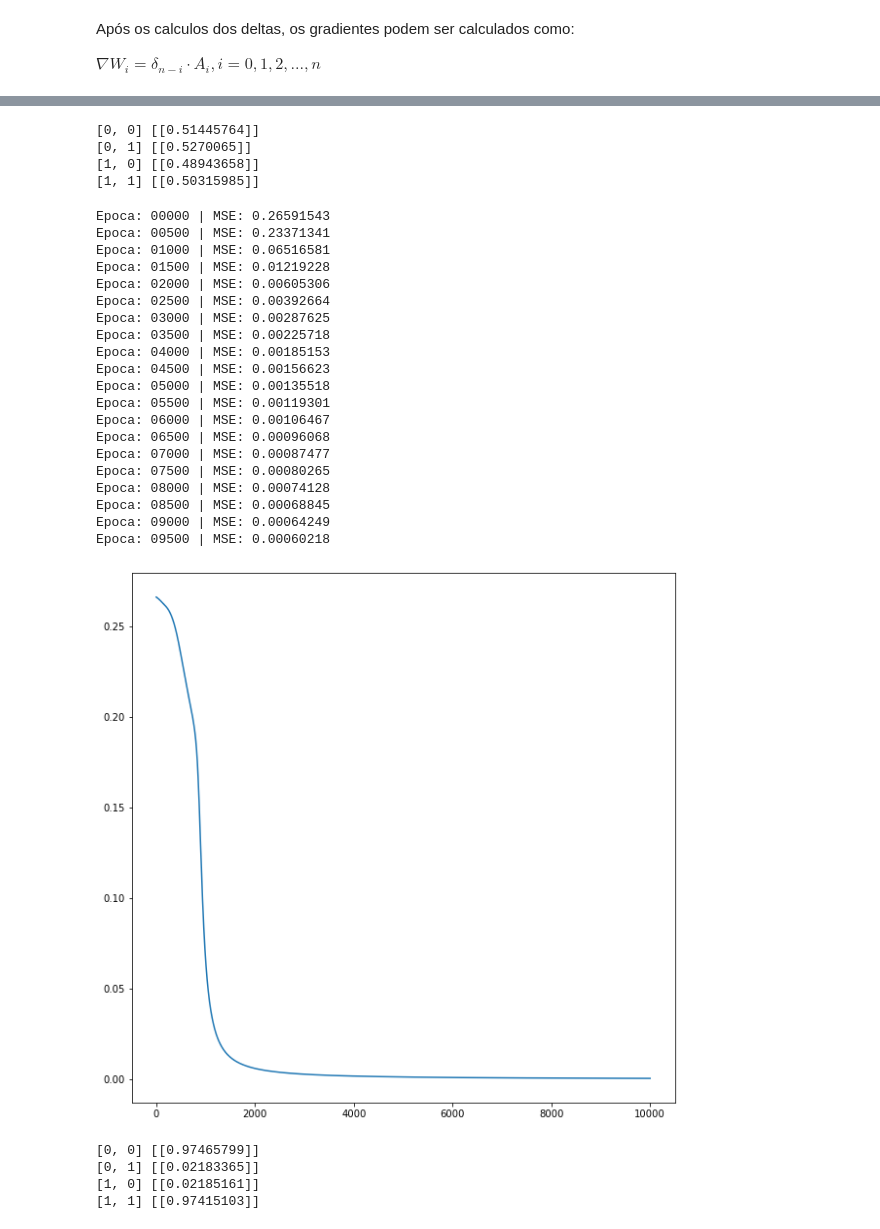
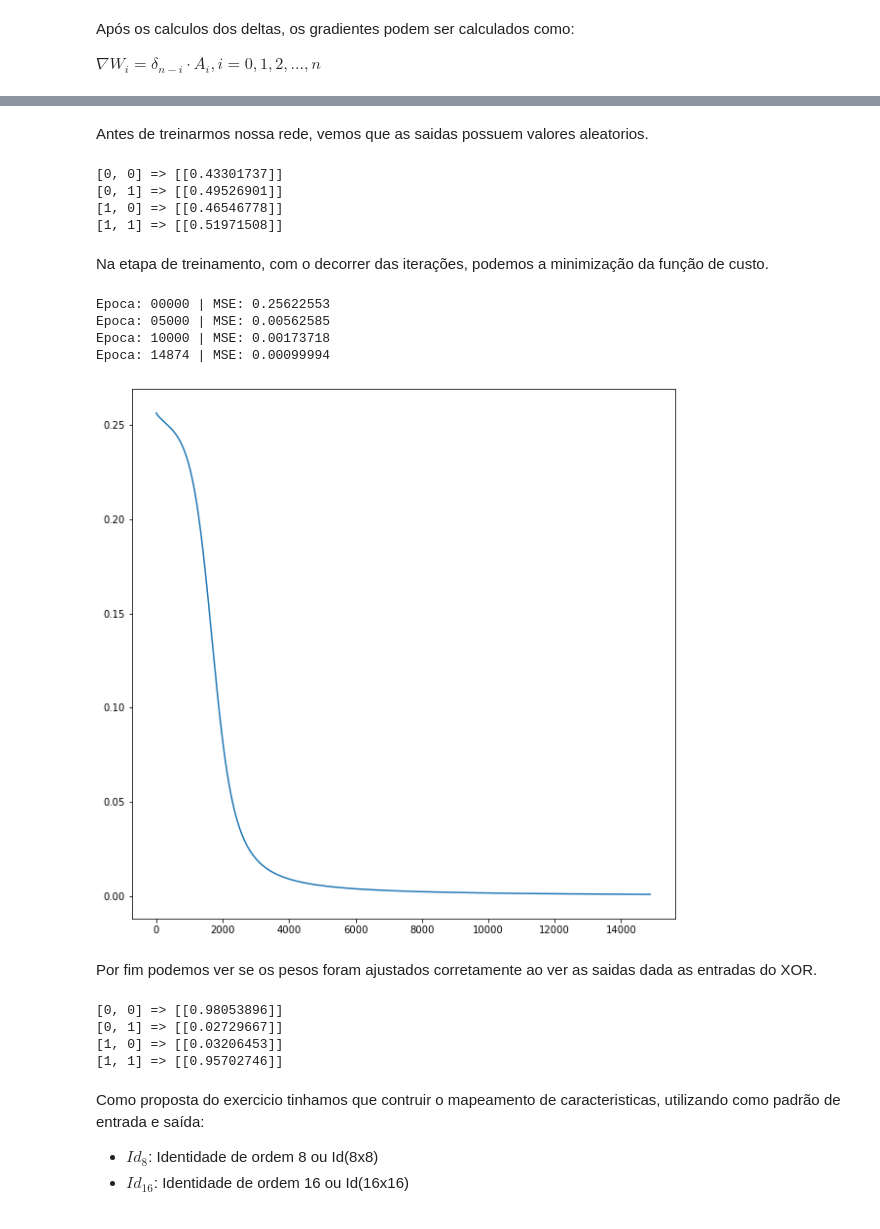
Before and after one commit to helbertmoreirapinto/SCC0270-Redes-Neurais, a Jupyter notebook: ex2 - MLP/iniciar.ipynb, the cells around one changed output, grey strips where cells are left out. Cells and saved outputs as stored; diff of their text form; code cells hidden in the pictures.

```diff
--- a/ex2 - MLP/iniciar.ipynb
+++ b/ex2 - MLP/iniciar.ipynb
@@ -56,4 +144,7 @@ Para treino da nossa rede, utilizamos o algoritmo conforme imagem abaixo.
 # %%
+from src.mlp import MLP
+rede_xor = MLP([2,4,1])
+
 xor = [
     ([0,0], [1]),
     ([0,1], [0]),
@@ -66,48 +154,41 @@ rede = MLP([2,2,1])
+# %% [markdown]
+Antes de treinarmos nossa rede, vemos que as saidas possuem valores aleatorios.
 # %%
 for x, _ in xor:
-    y, _ = rede.feedforward(x)
-    print(x, y)
+    y, _ = rede_xor.feedforward(x)
+    print(f'{x} => {y}')
 # %% [output]
-[0, 0] [[0.51445764]]
-[0, 1] [[0.5270065]]
-[1, 0] [[0.48943658]]
-[1, 1] [[0.50315985]]
+[0, 0] => [[0.43301737]]
+[0, 1] => [[0.49526901]]
+[1, 0] => [[0.46546778]]
+[1, 1] => [[0.51971508]]
-# %%
-arr_erro = rede.treino(amostras=xor, taxa=0.5, lim_epocas=10000)
-# %% [output]
-Epoca: 00000 | MSE: 0.26591543
-Epoca: 00500 | MSE: 0.23371341
-Epoca: 01000 | MSE: 0.06516581
-Epoca: 01500 | MSE: 0.01219228
-Epoca: 02000 | MSE: 0.00605306
-Epoca: 02500 | MSE: 0.00392664
-Epoca: 03000 | MSE: 0.00287625
-Epoca: 03500 | MSE: 0.00225718
-Epoca: 04000 | MSE: 0.00185153
-Epoca: 04500 | MSE: 0.00156623
-Epoca: 05000 | MSE: 0.00135518
-Epoca: 05500 | MSE: 0.00119301
-Epoca: 06000 | MSE: 0.00106467
-Epoca: 06500 | MSE: 0.00096068
-Epoca: 07000 | MSE: 0.00087477
-Epoca: 07500 | MSE: 0.00080265
-Epoca: 08000 | MSE: 0.00074128
-Epoca: 08500 | MSE: 0.00068845
-Epoca: 09000 | MSE: 0.00064249
-Epoca: 09500 | MSE: 0.00060218
+# %% [markdown]
+Na etapa de treinamento, com o decorrer das iterações, podemos a minimização da função de custo.
 # %%
+erro_epoca = rede_xor.treino(amostras=xor, taxa=0.1, lim_erro=1e-3)
+
 from matplotlib import pyplot as plt
 plt.figure(figsize=(10,10))
-plt.plot(arr_erro)
+plt.plot(erro_epoca)
 plt.show()
 # %% [output]
+Epoca: 00000 | MSE: 0.25622553
+Epoca: 05000 | MSE: 0.00562585
+Epoca: 10000 | MSE: 0.00173718
+Epoca: 14874 | MSE: 0.00099994
-[figure, old version]
+[figure, new version]
+# %% [markdown]
+Por fim podemos ver se os pesos foram ajustados corretamente ao ver as saidas dada as entradas do XOR.
 # %%
 for x, _ in xor:
-    y, _ = rede.feedforward(x)
-    print(x, y)
+    y, _ = rede_xor.feedforward(x)
+    print(f'{x} => {y}')
 # %% [output]
-[0, 0] [[0.97465799]]
-[0, 1] [[0.02183365]]
-[1, 0] [[0.02185161]]
-[1, 1] [[0.97415103]]
+[0, 0] => [[0.98053896]]
+[0, 1] => [[0.02729667]]
+[1, 0] => [[0.03206453]]
+[1, 1] => [[0.95702746]]
+# %% [markdown]
+Como proposta do exercicio tinhamos que contruir o mapeamento de caracteristicas, utilizando como padrão de entrada e saída:
+- $Id_8$: Identidade de ordem 8 ou Id(8x8)
+- $Id_{16}$: Identidade de ordem 16 ou Id(16x16)
```
Also changed, not shown: parts of 15 cells of this notebook, 2 other files.
